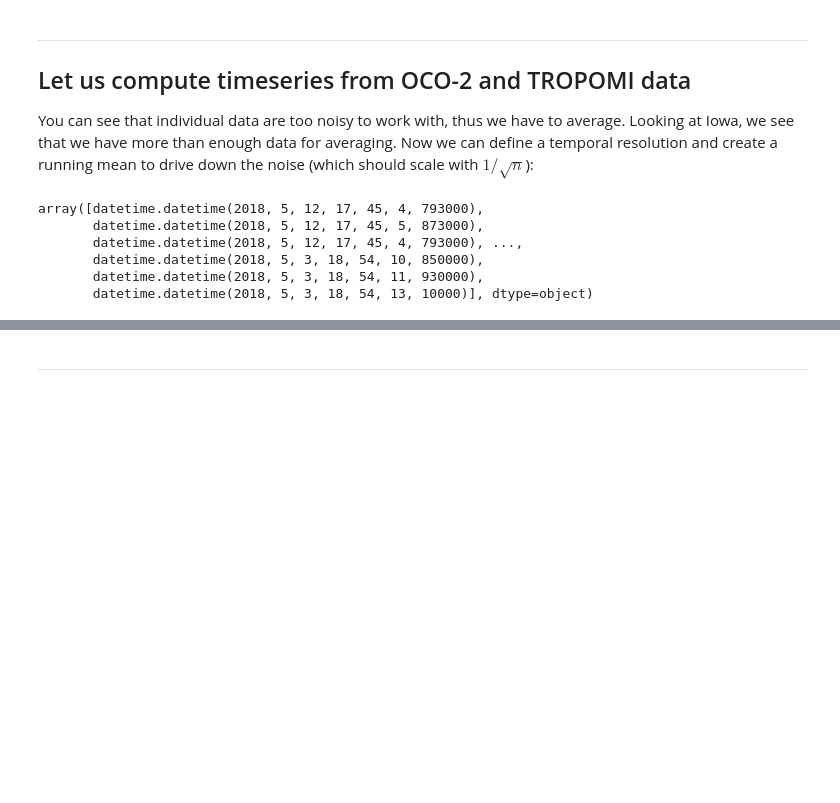
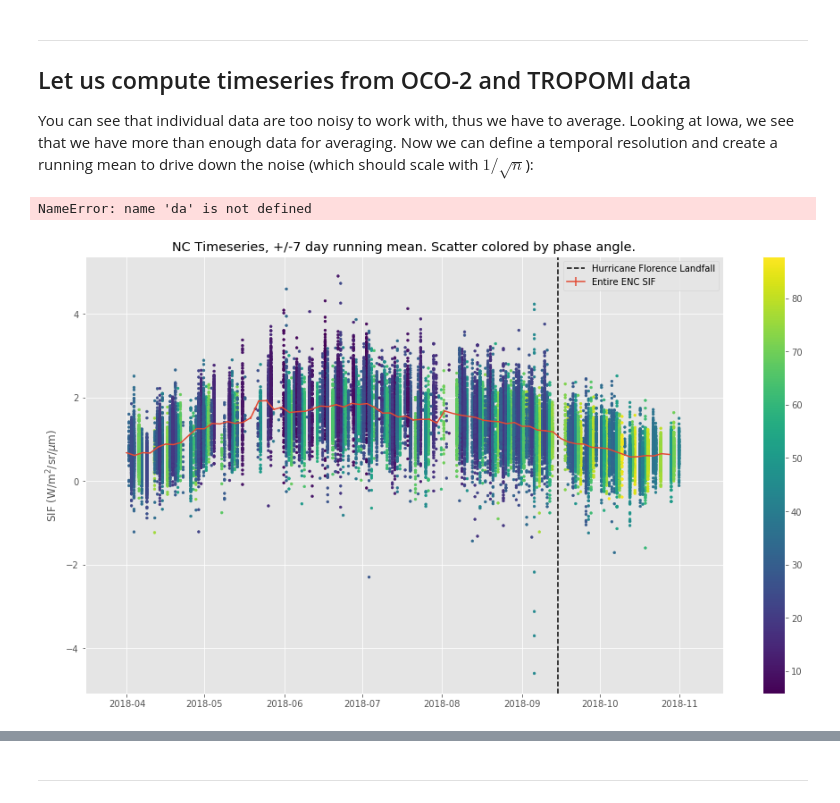
Before and after one commit to patrickcgray/sif_analysis, a Jupyter notebook: python/SIF Level 2 handling.ipynb, the cells around one changed output, grey strips where cells are left out. Saved outputs shown, nothing was run; the diff lists cells and outputs as text; code cells hidden in the pictures; blank space fills up the shorter version.

```diff
--- a/python/SIF Level 2 handling.ipynb
+++ b/python/SIF Level 2 handling.ipynb
@@ -201,16 +215,26 @@ dates = np.arange('2018-04', '2018-11', dtype='datetime64[3D]').astype(datetime)
 # %%
 # We used dates with a 3 day time-step and now use a +/- 3 day filter for the running mean:
 #nc_timeseries_tropomi = sif_rMean(tropomi_nc.time_python, tropomi_nc.sif,dates, 7 )
-nc_inland_timeseries_tropomi = sif_rMean(tropomi_nc.time_python, tropomi_nc.sif,dates, 7 )
+#nc_inland_timeseries_tropomi = sif_rMean(tropomi_nc.time_python, tropomi_nc.sif,dates, 7 )
+nc_coastal_timeseries_tropomi = sif_rMean(tropomi_nc_coastal.time_python, tropomi_nc_coastal.sif,dates, 7 )
+#nc_inland_timeseries_tropomi = sif_rMean(tropomi_nc.time_python, tropomi_nc.sif,dates, 7 )
-# %%
-tropomi_nc.time_python
-# %% [output]
-array([datetime.datetime(2018, 5, 12, 17, 45, 4, 793000),
-       datetime.datetime(2018, 5, 12, 17, 45, 5, 873000),
-       datetime.datetime(2018, 5, 12, 17, 45, 4, 793000), ...,
-       datetime.datetime(2018, 5, 3, 18, 54, 10, 850000),
-       datetime.datetime(2018, 5, 3, 18, 54, 11, 930000),
-       datetime.datetime(2018, 5, 3, 18, 54, 13, 10000)], dtype=object)
+# %%
+da.rolling(time=3).mean()
+# %% [output]
+NameError: name 'da' is not defined
+# %%
+figsize(16,9)
+plt.scatter(tropomi_nc_coastal.time_python, tropomi_nc_coastal.sif,s=8, c=np.abs(tropomi_nc_coastal.phaseAngle))
+plt.colorbar()
+#plt.errorbar(dates, nc_timeseries_tropomi.mean,yerr=nc_timeseries_tropomi.standard_error,  label='Coastal SIF')
+plt.errorbar(dates, nc_coastal_timeseries_tropomi.mean,yerr=nc_coastal_timeseries_tropomi.standard_error,  label='Entire ENC SIF')
+plt.axvline(x=dt.date(2018, 9, 15),label='Hurricane Florence Landfall', c='black', linestyle="dashed")
+plt.ylabel('SIF (W/m$^2$/sr/$\mu$m)')
+plt.legend(loc=0)
+plt.title('NC Timeseries, +/-7 day running mean. Scatter colored by phase angle.')
+plt.savefig("enc_sif_scatter.png", dpi=300)
+# %% [output]
+[figure, added]
 # %%
 figsize(16,9)
 plt.scatter(tropomi_nc.time_python, tropomi_nc.sif,s=8, c=np.abs(tropomi_nc.phaseAngle))
```
Also changed, not shown: parts of 14 cells of this notebook, 2 other files.
